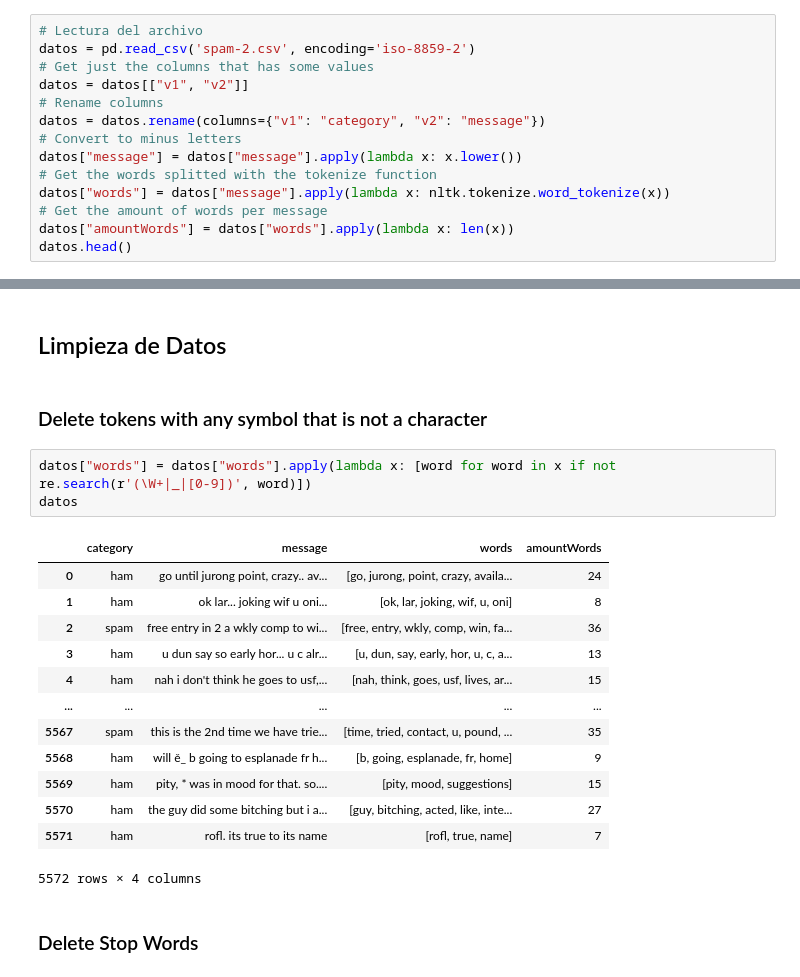
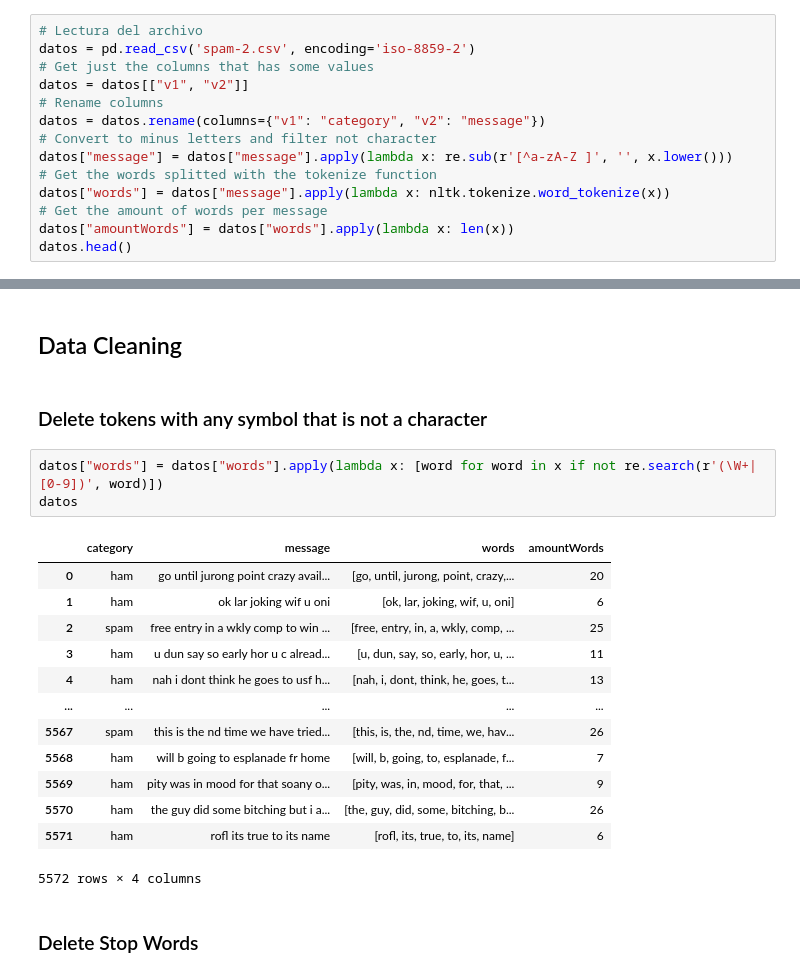
Before and after one commit to DiggsPapu/UVGIA, a Jupyter notebook: proyecto.ipynb, the cells around one changed output, grey strips where cells are left out. Drawn from its saved outputs; the diff is of its cells as text.

```diff
--- a/proyecto.ipynb
+++ b/proyecto.ipynb
@@ -36,8 +38,8 @@ datos = pd.read_csv('spam-2.csv', encoding='iso-8859-2')
 datos = datos[["v1", "v2"]]
 # Rename columns
 datos = datos.rename(columns={"v1": "category", "v2": "message"})
-# Convert to minus letters
-datos["message"] = datos["message"].apply(lambda x: x.lower())
+# Convert to minus letters and filter not character
+datos["message"] = datos["message"].apply(lambda x: re.sub(r'[^a-zA-Z ]', '', x.lower()))
 # Get the words splitted with the tokenize function
 datos["words"] = datos["message"].apply(lambda x: nltk.tokenize.word_tokenize(x))
 # Get the amount of words per message
@@ -68,23 +70,23 @@ datos.groupby(["category"])["amountWords"].describe()
-# %% [markdown]
-## Limpieza de Datos
+# %% [markdown]
+## Data Cleaning
 # %% [markdown]
 ### Delete tokens with any symbol that is not a character
 # %%
-datos["words"] = datos["words"].apply(lambda x: [word for word in x if not re.search(r'(\W+|_|[0-9])', word)])
+datos["words"] = datos["words"].apply(lambda x: [word for word in x if not re.search(r'(\W+|[0-9])', word)])
 datos
 # %% [output]
 |  | category | message | words | amountWords |
-| 0 | ham | go until jurong point, crazy.. av... | [go, jurong, point, crazy, availa... | 24 |
-| 1 | ham | ok lar... joking wif u oni... | [ok, lar, joking, wif, u, oni] | 8 |
-| 2 | spam | free entry in 2 a wkly comp to wi... | [free, entry, wkly, comp, win, fa... | 36 |
-| 3 | ham | u dun say so early hor... u c alr... | [u, dun, say, early, hor, u, c, a... | 13 |
-| 4 | ham | nah i don't think he goes to usf,... | [nah, think, goes, usf, lives, ar... | 15 |
+| 0 | ham | go until jurong point crazy avail... | [go, until, jurong, point, crazy,... | 20 |
+| 1 | ham | ok lar joking wif u oni | [ok, lar, joking, wif, u, oni] | 6 |
+| 2 | spam | free entry in a wkly comp to win ... | [free, entry, in, a, wkly, comp, ... | 25 |
+| 3 | ham | u dun say so early hor u c alread... | [u, dun, say, so, early, hor, u, ... | 11 |
+| 4 | ham | nah i dont think he goes to usf h... | [nah, i, dont, think, he, goes, t... | 13 |
 | ... | ... | ... | ... | ... |
-| 5567 | spam | this is the 2nd time we have trie... | [time, tried, contact, u, pound, ... | 35 |
-| 5568 | ham | will ě_ b going to esplanade fr h... | [b, going, esplanade, fr, home] | 9 |
-| 5569 | ham | pity, * was in mood for that. so.... | [pity, mood, suggestions] | 15 |
-| 5570 | ham | the guy did some bitching but i a... | [guy, bitching, acted, like, inte... | 27 |
-| 5571 | ham | rofl. its true to its name | [rofl, true, name] | 7 |
+| 5567 | spam | this is the nd time we have tried... | [this, is, the, nd, time, we, hav... | 26 |
+| 5568 | ham | will b going to esplanade fr home | [will, b, going, to, esplanade, f... | 7 |
+| 5569 | ham | pity was in mood for that soany o... | [pity, was, in, mood, for, that, ... | 9 |
+| 5570 | ham | the guy did some bitching but i a... | [the, guy, did, some, bitching, b... | 26 |
+| 5571 | ham | rofl its true to its name | [rofl, its, true, to, its, name] | 6 |
 5572 rows × 4 columns
 # %% [markdown]
 ### Delete Stop Words
```
Also changed, not shown: parts of 22 cells of this notebook.
